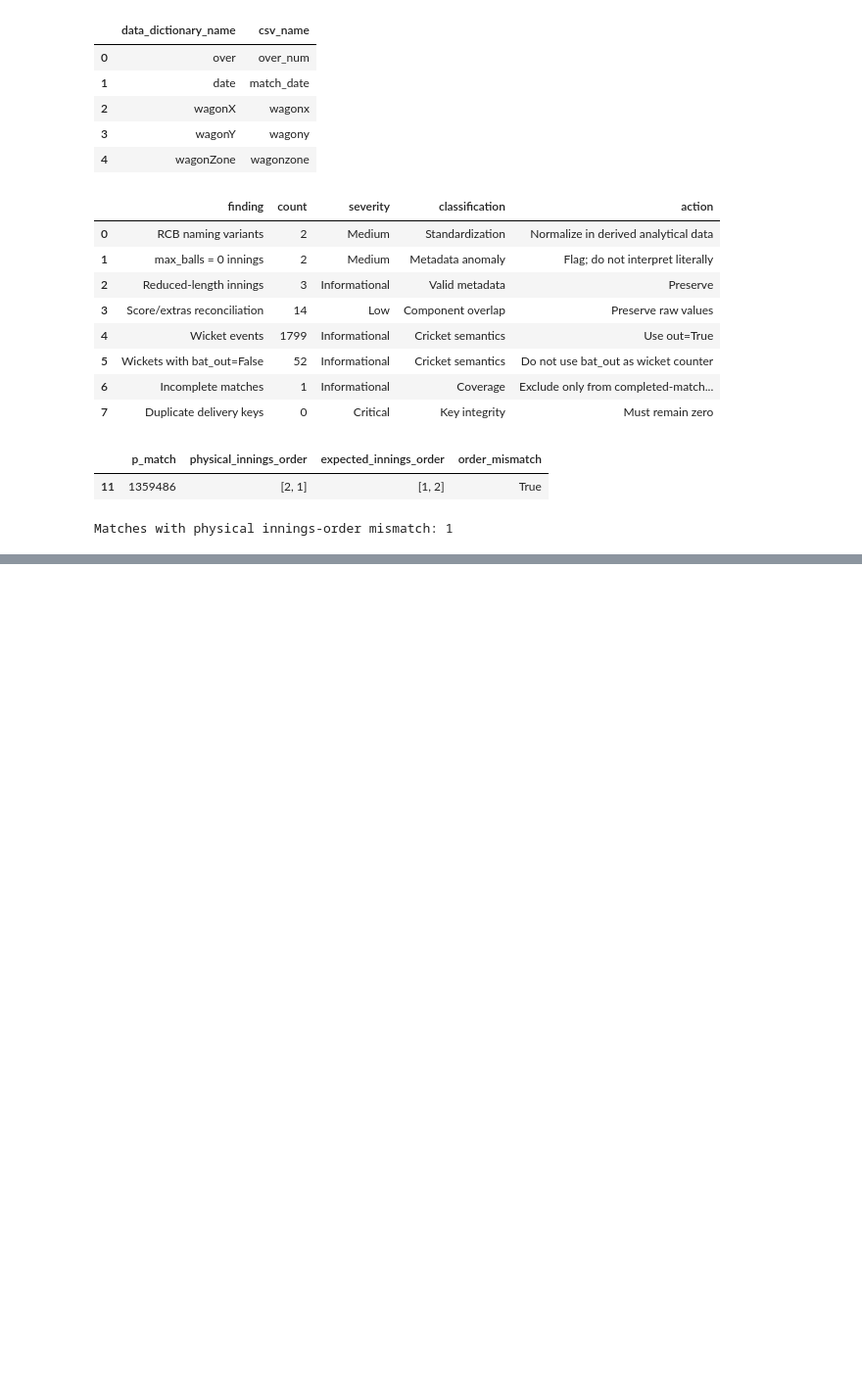
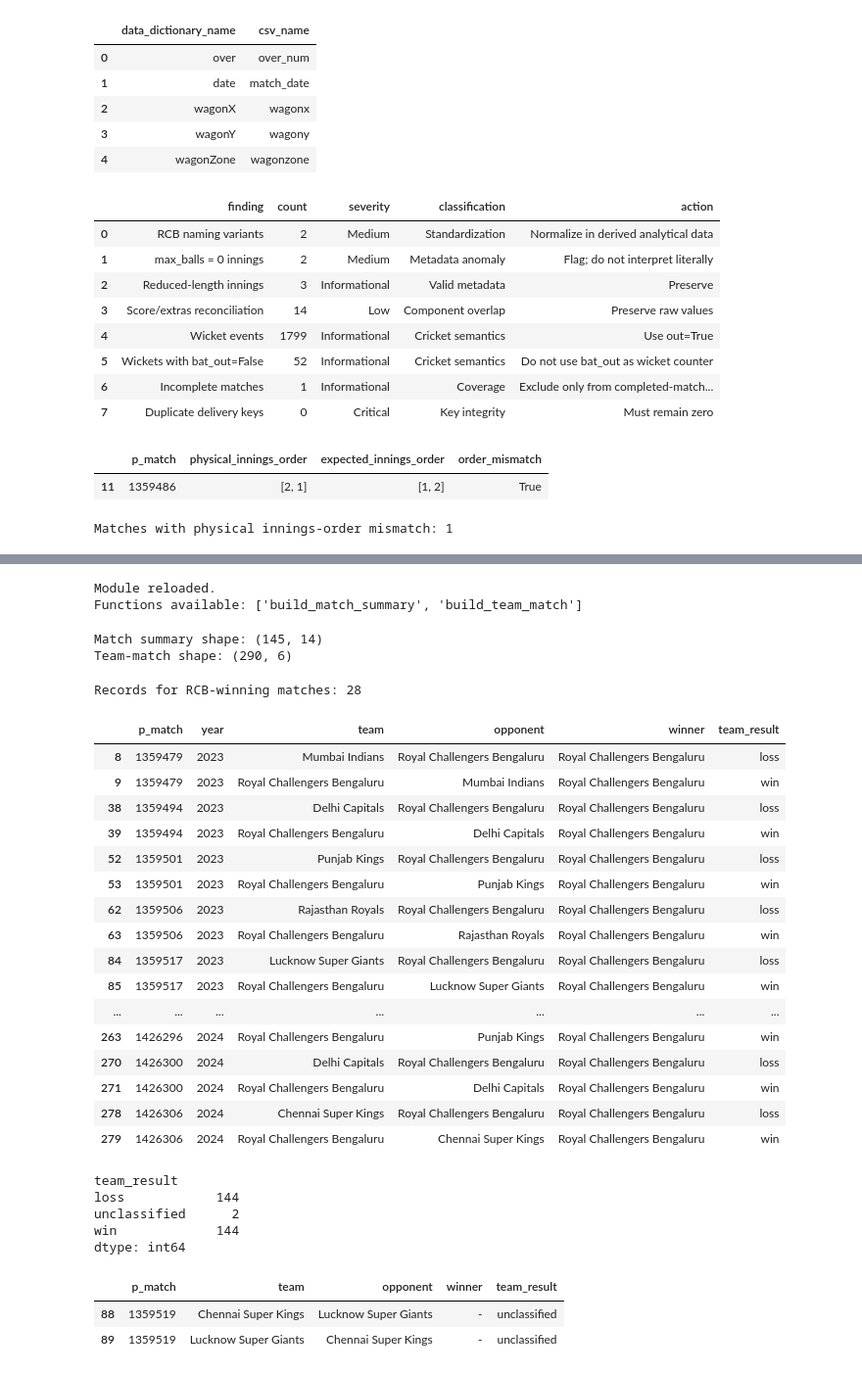
Before and after one commit to SohamBhow22/Hackathon_DPL2026, a Jupyter notebook: notebooks/01_data_audit.ipynb, the cells around one changed output, grey strips where cells are left out. Shown at 98% size. Drawn from its saved outputs; the diff is of its cells as text; code cells hidden in the pictures; blank space fills up the shorter version.

```diff
--- a/notebooks/01_data_audit.ipynb
+++ b/notebooks/01_data_audit.ipynb
@@ -1419,0 +1833,78 @@ Matches with physical innings-order mismatch: 1
+# %%
+import importlib
+import src.features.match_level as match_level
+
+importlib.reload(match_level)
+
+print("Module reloaded.")
+print("Functions available:", [
+    name for name in dir(match_level)
+    if name.startswith("build_")
+])
+# %% [output]
+Module reloaded.
+Functions available: ['build_match_summary', 'build_team_match']
+# %%
+df = load_raw_data()
+df_features = add_metric_features(df)
+
+match_summary = match_level.build_match_summary(df_features)
+
+team_match = match_level.build_team_match(
+    df_features,
+    match_summary=match_summary,
+)
+
+print("Match summary shape:", match_summary.shape)
+print("Team-match shape:", team_match.shape)
+# %% [output]
+Match summary shape: (145, 14)
+Team-match shape: (290, 6)
+# %%
+rcb_matches = team_match.loc[
+    team_match["winner"].eq("Royal Challengers Bengaluru"),
+    ["p_match", "year", "team", "opponent", "winner", "team_result"],
+]
+
+print("Records for RCB-winning matches:", len(rcb_matches))
+display(rcb_matches)
+# %% [output]
+Records for RCB-winning matches: 28
+|  | p_match | year | team | opponent | winner | team_result |
+| 8 | 1359479 | 2023 | Mumbai Indians | Royal Challengers Bengaluru | Royal Challengers Bengaluru | loss |
+| 9 | 1359479 | 2023 | Royal Challengers Bengaluru | Mumbai Indians | Royal Challengers Bengaluru | win |
+| 38 | 1359494 | 2023 | Delhi Capitals | Royal Challengers Bengaluru | Royal Challengers Bengaluru | loss |
+| 39 | 1359494 | 2023 | Royal Challengers Bengaluru | Delhi Capitals | Royal Challengers Bengaluru | win |
+| 52 | 1359501 | 2023 | Punjab Kings | Royal Challengers Bengaluru | Royal Challengers Bengaluru | loss |
+| 53 | 1359501 | 2023 | Royal Challengers Bengaluru | Punjab Kings | Royal Challengers Bengaluru | win |
+| 62 | 1359506 | 2023 | Rajasthan Royals | Royal Challengers Bengaluru | Royal Challengers Bengaluru | loss |
+| 63 | 1359506 | 2023 | Royal Challengers Bengaluru | Rajasthan Royals | Royal Challengers Bengaluru | win |
+| 84 | 1359517 | 2023 | Lucknow Super Giants | Royal Challengers Bengaluru | Royal Challengers Bengaluru | loss |
+| 85 | 1359517 | 2023 | Royal Challengers Bengaluru | Lucknow Super Giants | Royal Challengers Bengaluru | win |
+| ... | ... | ... | ... | ... | ... | ... |
+| 263 | 1426296 | 2024 | Royal Challengers Bengaluru | Punjab Kings | Royal Challengers Bengaluru | win |
+| 270 | 1426300 | 2024 | Delhi Capitals | Royal Challengers Bengaluru | Royal Challengers Bengaluru | loss |
+| 271 | 1426300 | 2024 | Royal Challengers Bengaluru | Delhi Capitals | Royal Challengers Bengaluru | win |
+| 278 | 1426306 | 2024 | Chennai Super Kings | Royal Challengers Bengaluru | Royal Challengers Bengaluru | loss |
+| 279 | 1426306 | 2024 | Royal Challengers Bengaluru | Chennai Super Kings | Royal Challengers Bengaluru | win |
+# %%
+print(
+    team_match.groupby("team_result").size()
+)
+# %% [output]
+team_result
+loss            144
+unclassified      2
+win             144
+dtype: int64
+# %%
+display(
+    team_match.loc[
+        team_match["p_match"].eq(1359519),
+        ["p_match", "team", "opponent", "winner", "team_result"],
+    ]
+)
+# %% [output]
+|  | p_match | team | opponent | winner | team_result |
+| 88 | 1359519 | Chennai Super Kings | Lucknow Super Giants | - | unclassified |
+| 89 | 1359519 | Lucknow Super Giants | Chennai Super Kings | - | unclassified |
```
Also changed, not shown: parts of 49 cells of this notebook, 10 other files.
